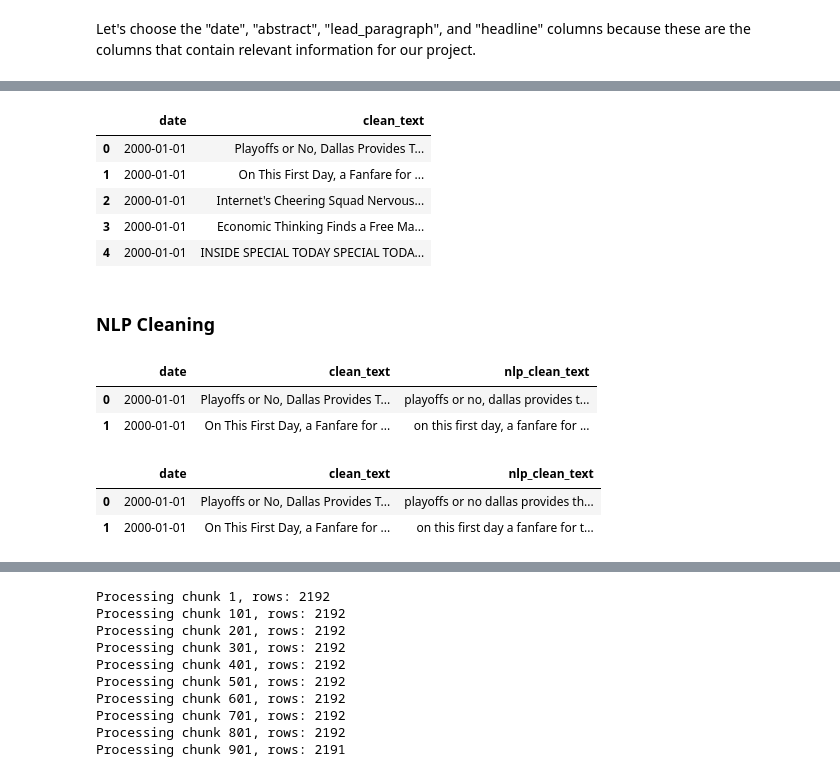
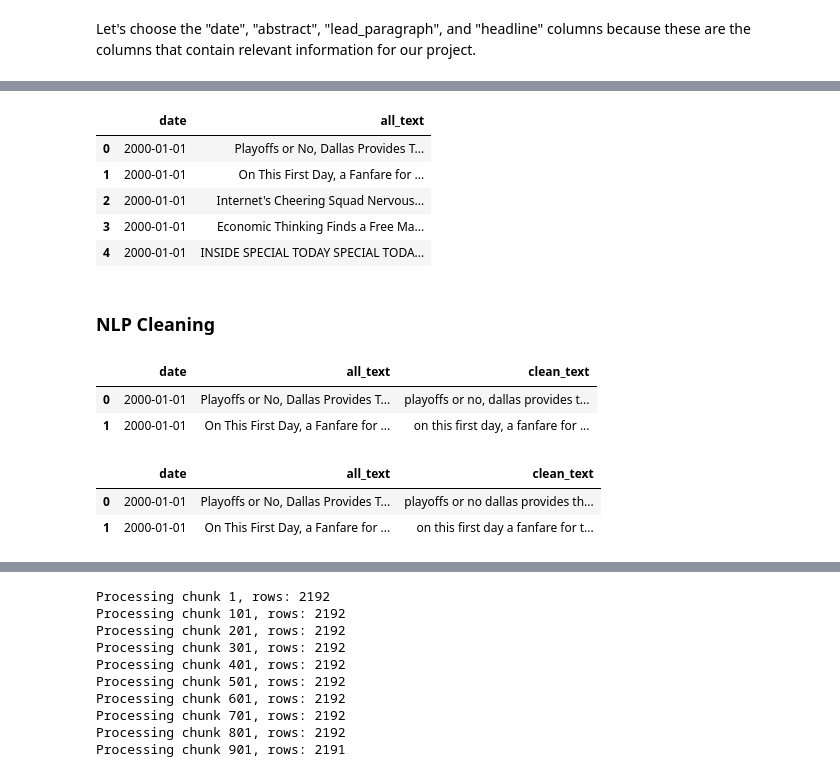
Before and after one commit to rodrigoEGnci/NLP_News_with_DQN_to_Stock_Market_Predictions, a Jupyter notebook: Preprocess/Preprocess New York Times News.ipynb, the cells around one changed output, grey strips where cells are left out. Saved outputs shown, nothing was run; the diff lists cells and outputs as text; code cells hidden in the pictures.

```diff
--- a/Preprocess/Preprocess New York Times News.ipynb
+++ b/Preprocess/Preprocess New York Times News.ipynb
@@ -58,7 +58,7 @@ clean_nyt_df.head(3)
 | 2 | 2000-01-01 05:00:00+00:00 | Many experts on Y2K computer prob... | As the world slid nervously yeste... | {'main': "Internet's Cheering Squ... | Internet's Cheering Squad Nervous... |
 # %%
 #Put all important text togheter
-clean_nyt_df['clean_text'] = (clean_nyt_df['headline_clean'] +
+clean_nyt_df['all_text'] = (clean_nyt_df['headline_clean'] +
                               " " + clean_nyt_df['lead_paragraph'] +
                               " " + clean_nyt_df['abstract']
                              ).str.strip()
@@ -83,10 +83,10 @@ clean_nyt_df.head(3)
 | 2 | 2000-01-01 | Many experts on Y2K computer prob... | As the world slid nervously yeste... | {'main': "Internet's Cheering Squ... | Internet's Cheering Squad Nervous... | Internet's Cheering Squad Nervous... |
 # %%
 #Get just relevant columns
-nyt_news = clean_nyt_df[['date', 'clean_text']].copy()
+nyt_news = clean_nyt_df[['date', 'all_text']].copy()
 nyt_news.head()
 # %% [output]
-|  | date | clean_text |
+|  | date | all_text |
 | 0 | 2000-01-01 | Playoffs or No, Dallas Provides T... |
 | 1 | 2000-01-01 | On This First Day, a Fanfare for ... |
 | 2 | 2000-01-01 | Internet's Cheering Squad Nervous... |
@@ -96,18 +96,18 @@ nyt_news.head()
 ### NLP Cleaning
 # %%
 #Get lowercase
-nyt_news['nlp_clean_text'] = nyt_news['clean_text'].str.lower()
+nyt_news['clean_text'] = nyt_news['all_text'].str.lower()
 nyt_news.head(2)
 # %% [output]
-|  | date | clean_text | nlp_clean_text |
+|  | date | all_text | clean_text |
 | 0 | 2000-01-01 | Playoffs or No, Dallas Provides T... | playoffs or no, dallas provides t... |
 | 1 | 2000-01-01 | On This First Day, a Fanfare for ... | on this first day, a fanfare for ... |
 # %%
 #Remove special characters
-nyt_news['nlp_clean_text'] = nyt_news['nlp_clean_text'].str.replace(r'[^\w]', ' ', regex=True)
+nyt_news['clean_text'] = nyt_news['clean_text'].str.replace(r'[^\w]', ' ', regex=True)
 nyt_news.head(2)
 # %% [output]
-|  | date | clean_text | nlp_clean_text |
+|  | date | all_text | clean_text |
 | 0 | 2000-01-01 | Playoffs or No, Dallas Provides T... | playoffs or no dallas provides th... |
 | 1 | 2000-01-01 | On This First Day, a Fanfare for ... | on this first day a fanfare for t... |
 # %%
```
Also changed, not shown: parts of 40 cells of this notebook, 20 other files.
